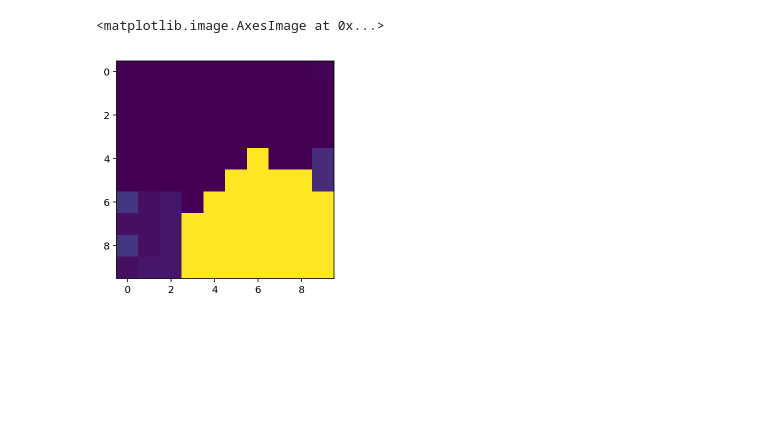
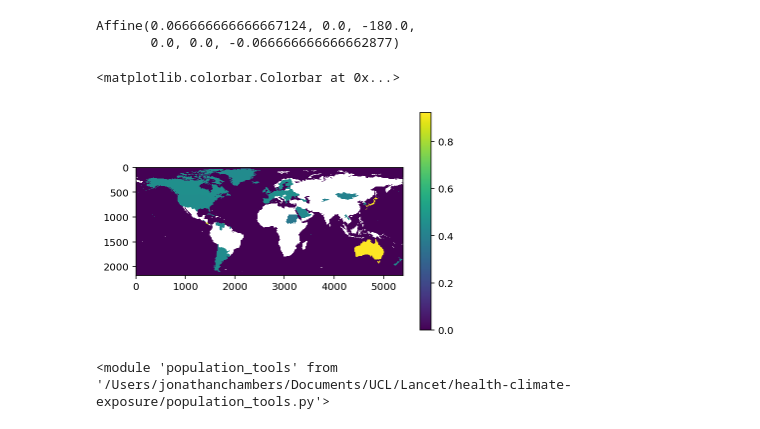
Before and after one commit to mangecoeur/health-climate-exposure, a Jupyter notebook: Project demographic stats to population.ipynb, the cells around one changed output. Cells and saved outputs as stored; diff of their text form; code cells hidden in the pictures; blank space fills up the shorter version.

```diff
--- a/Project demographic stats to population.ipynb
+++ b/Project demographic stats to population.ipynb
@@ -155,0 +137,2 @@ TypeError: 'Series' objects are mutable, thus they cannot be hashed
+# %%
+pop_affine = population_tools.get_affine(pop_data)
@@ -156,13 +141,29 @@ TypeError: 'Series' objects are mutable, thus they cannot be hashed
+# %%
+pop_affine = Affine(pop_affine.a, pop_affine.b, -180, pop_affine.c, pop_affine.d, pop_affine.e)
+# %%
+pop_affine
+# %% [output]
+Affine(0.066666666666667124, 0.0, -180.0,
+       0.0, 0.0, -0.066666666666662877)
+# %%
+gpd_countries.geometry = gpd_countries.translate(xoff=180)
 # %%
 raster = features.rasterize(
-    ((r.geometry, r.POP_EST) for _, r in gpd_countries.iterrows()),
-    out_shape=pop_data.population.shape[:2]
-                  )
+    ((r.geometry, r.frac_over_5) for _, r in gpd_countries.iterrows()),
+    out_shape=pop_data.population.shape[:2],
+    transform=pop_affine
+              )
-# %%
-xplt.imshow(raster)
-# %% [output]
-<matplotlib.image.AxesImage at 0x...>
-[figure, removed]
+# %%
+plt.imshow(raster, interpolation='nearest')
+plt.colorbar()
+# %% [output]
+<matplotlib.colorbar.Colorbar at 0x...>
+[figure, added]
+# %%
+from importlib import reload
+reload(population_tools)
+# %% [output]
+<module 'population_tools' from '/Users/jonathanchambers/Documents/UCL/Lancet/health-climate-exposure/population_tools.py'>
 # %%
 # Aborted attempt to index the population grid
 # Looks like rasterising the countries shapes is going to work much better and be much faster
```
Also changed, not shown: parts of 16 cells of this notebook, 3 other files.
